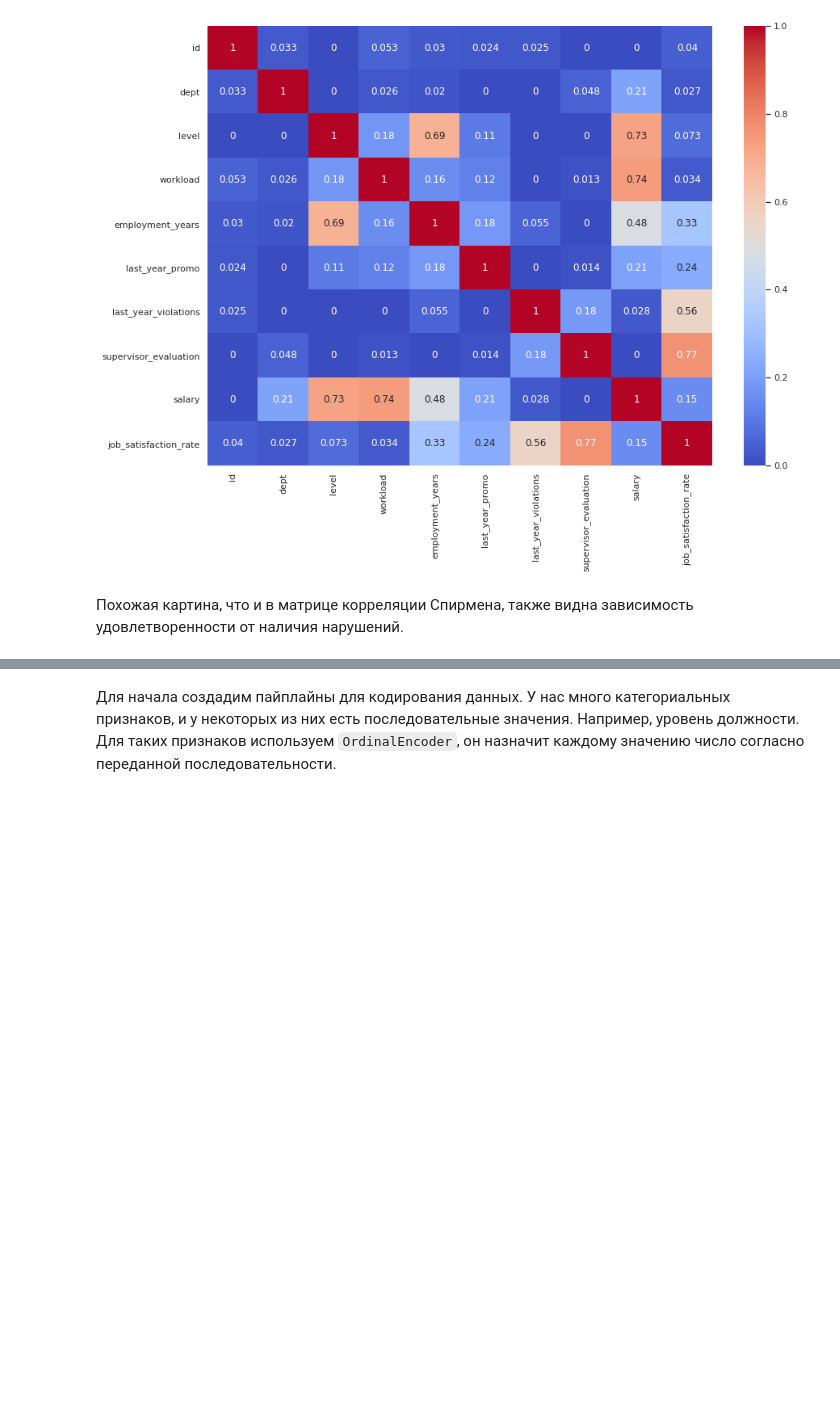
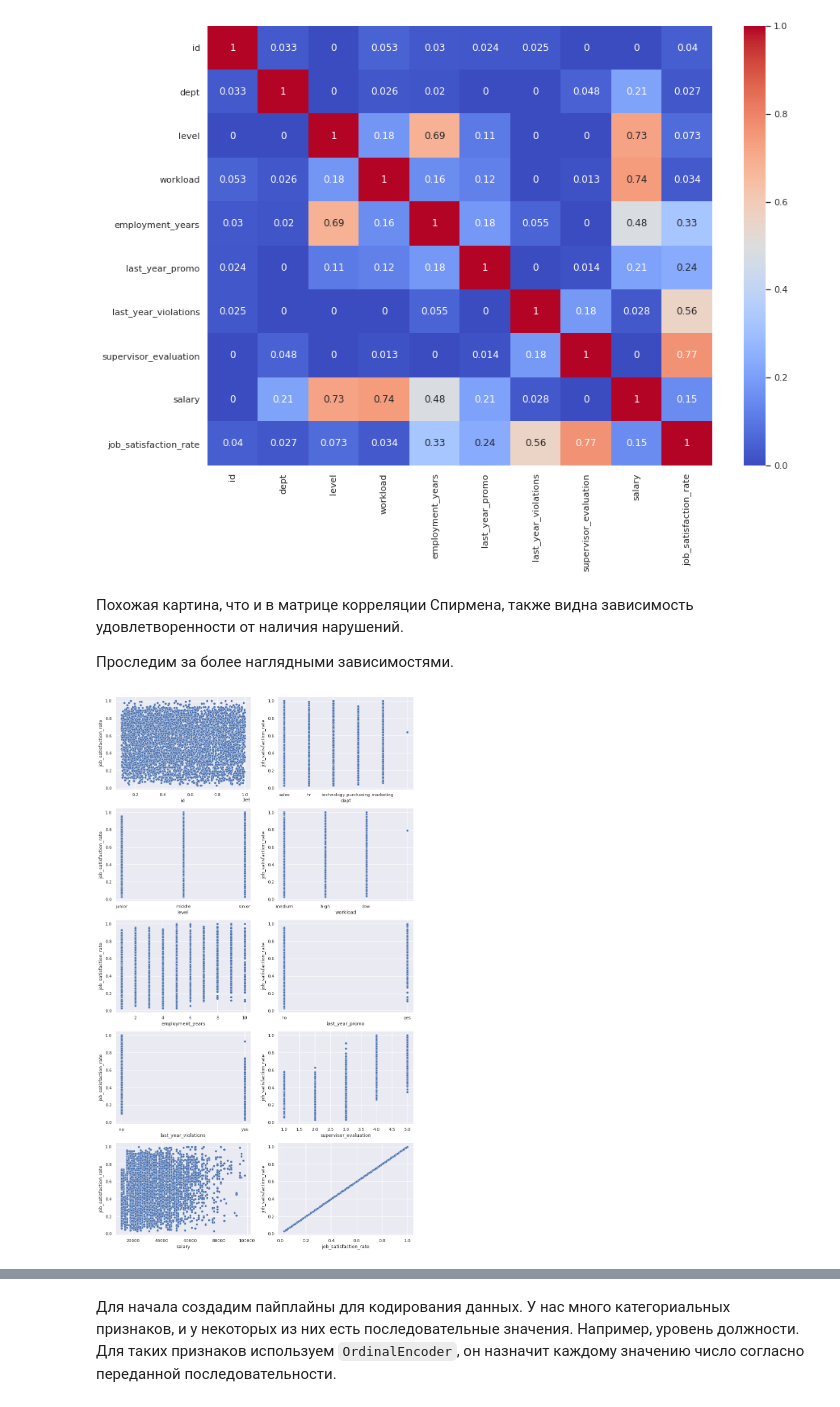
Before and after one commit to Maksim1004/data_science_studying, a Jupyter notebook: hr_analytics.ipynb, the cells around one changed output, grey strips where cells are left out. Saved outputs shown, nothing was run; the diff lists cells and outputs as text; code cells hidden in the pictures; blank space fills up the shorter version.

```diff
--- a/hr_analytics.ipynb
+++ b/hr_analytics.ipynb
@@ -321,3 +323,12 @@ sns.heatmap(ds_main.phik_matrix(interval_cols=ds_main.select_dtypes(include='num
 [figure]
 # %% [markdown]
 Похожая картина, что и в матрице корреляции Спирмена, также видна зависимость удовлетворенности от наличия нарушений.
+
+Проследим за более наглядными зависимостями.
+# %%
+fig, axes = plt.subplots(nrows=5, ncols=2, figsize=(14, 26))
+
+for j, i in enumerate(ds_main.columns):
+    sns.scatterplot(data=ds_main, x=i, y='job_satisfaction_rate', ax=axes[j//2, j%2])
+# %% [output]
+[figure, added]
```
Also changed, not shown: parts of 26 cells of this notebook.
